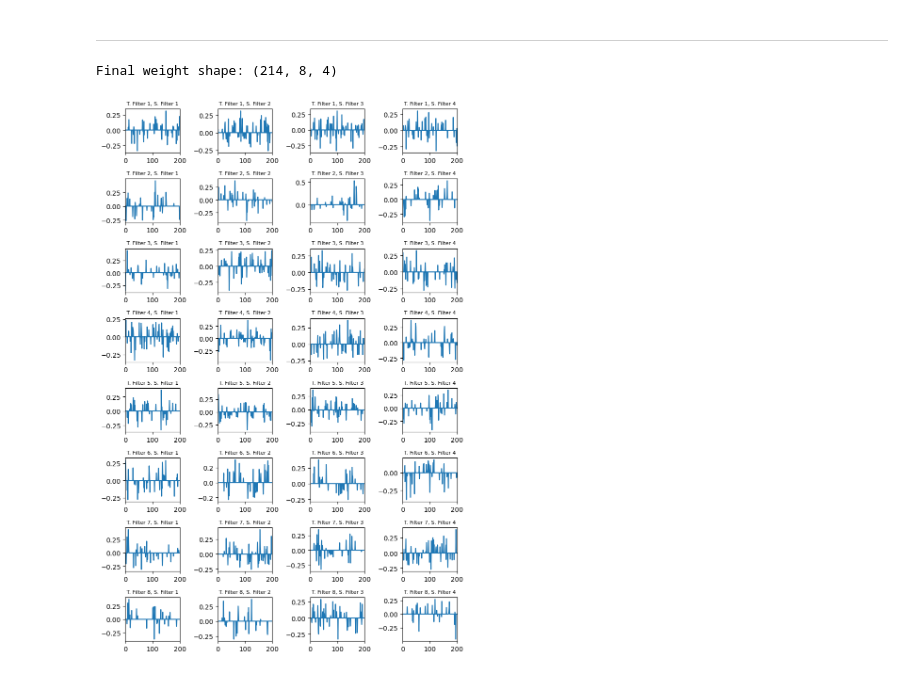
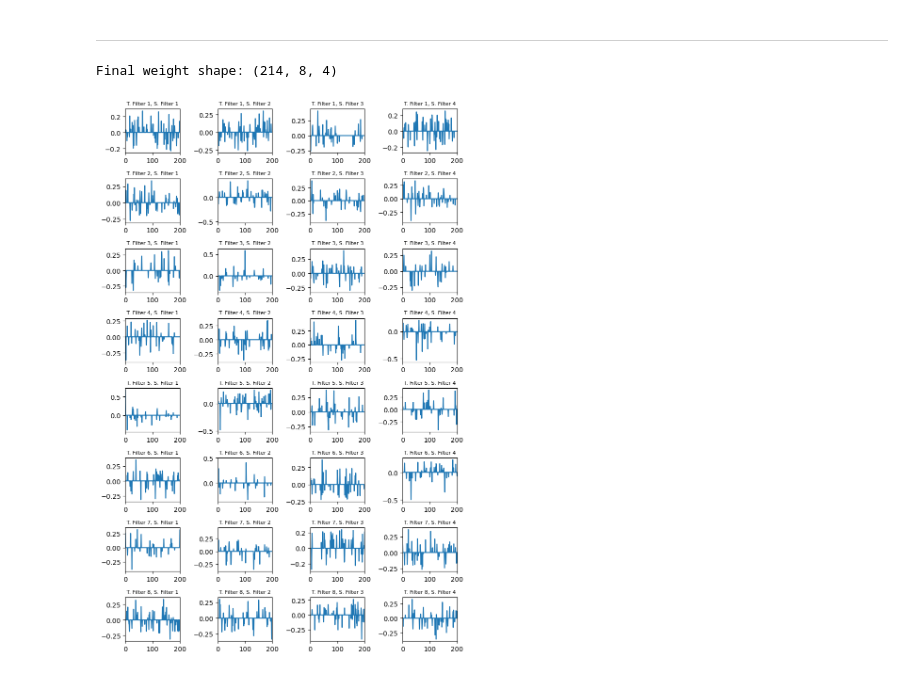
Before and after one commit to Madeby7/fMRINet, a Jupyter notebook: fMRINet/fMRINet_8.ipynb, the cells around one changed output. Cells and saved outputs as stored; diff of their text form; code cells hidden in the pictures.

```diff
--- a/fMRINet/fMRINet_8.ipynb
+++ b/fMRINet/fMRINet_8.ipynb
@@ -152,6 +152,6 @@ Tensorflow Architecture
 # %% [markdown]
 -------------
 # %%
-model = fmriNet8(num_classes=6, input_shape=(214,277,1), use_cuda=True, debug=False)
+model = fmriNet8(num_classes=6, input_shape=(1, 214, 277), use_cuda=True, debug=False)
 # %%
 from torchsummary import summary
@@ -465,9 +471,9 @@ device = torch.device('cuda' if torch.cuda.is_available() else 'cpu')
 # 1️⃣ Recreate the model with the SAME constructor args as in training
 model = fmriNet8(
     num_classes=6,
-    input_shape=(214, 277, 1),
+    input_shape=(1, 214, 277),
     depth_multiplier=4,
-    zero_thresh=1e-4,
+    zero_thresh=1e-2,
     dropout_in=0.25,
     dropout_mid=0.5,
     debug=False,
@@ -582,31 +588,32 @@ reference spatial filters represented - (TF version)
 # %%
 # Perfect visualization code - use Method 2
 model.eval()
 with torch.no_grad():
-    W = model.depthwise_conv.conv.weight.detach().cpu().numpy()   # (32, 1, 1, 214)
-    W = W[:, 0, 0, :]                                        # (32, 214)
+    # CHANGE: Remove .conv attribute - direct access to weights
+    W = model.depthwise_conv.weight.detach().cpu().numpy()   # (32, 1, 214, 1)
+    W = W[:, 0, :, 0]                                        # (32, 214)
 
     # Use Method 2: TensorFlow-like organization
     W = W.reshape(8, 4, 214).transpose(2, 0, 1)              # (214, 8, 4)
 
     print(f"Final weight shape: {W.shape}")  # Should be (214, 8, 4)
 
 # Create visualization exactly like TensorFlow
 fig, axes = plt.subplots(8, 4, figsize=(8, 12))
 
 for j in range(8):  # temporal filter index
     for k in range(4):  # spatial filter index (depth multiplier)
         ax = axes[j, k]
 
         # Plot the spatial response: W[spatial_position, temporal_j, spatial_k]
         ax.plot(W[:201, j, k])  # Plot first 201 spatial positions
         ax.set_title(f"T. Filter {j+1}, S. Filter {k+1}", fontsize=8)
         ax.set_xlim(0, 200)
         ax.set_xticks([0, 100, 200])
         ax.grid(False)
 
 plt.tight_layout()
 plt.show()
 # %% [output]
 Final weight shape: (214, 8, 4)
-[figure, old version]
+[figure, new version]
```
Also changed, not shown: parts of 8 cells of this notebook, 7 other files.
